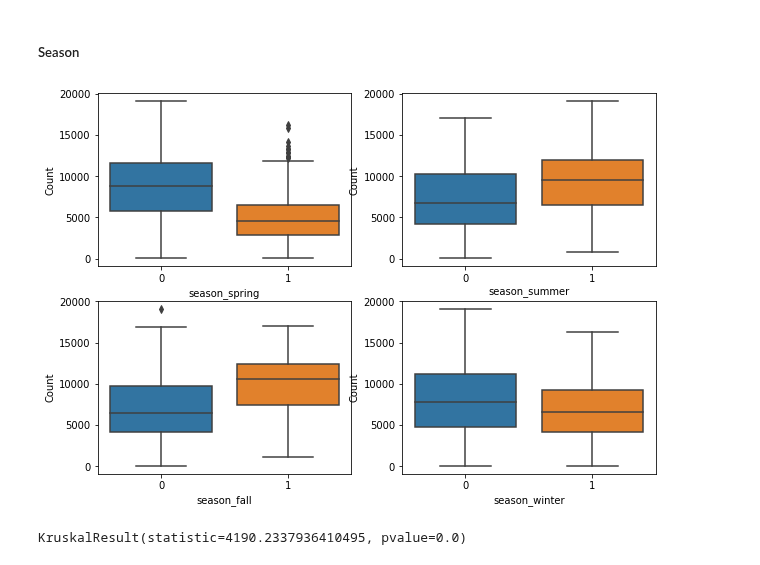
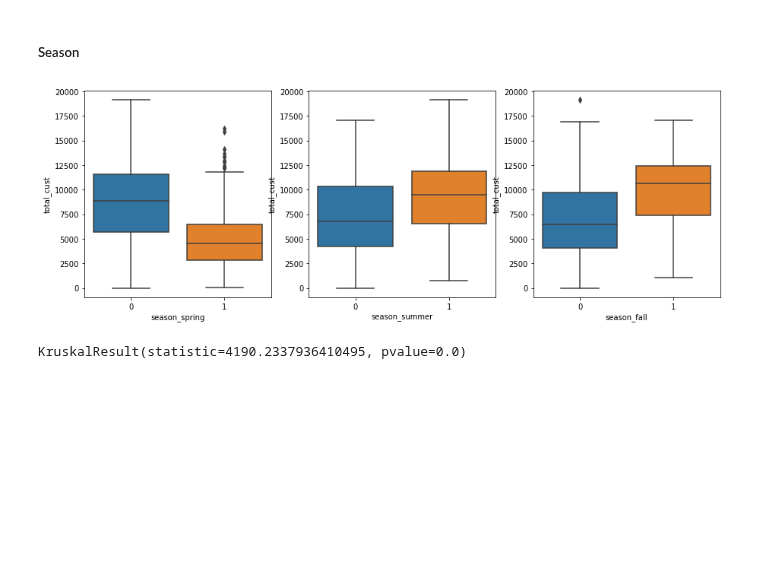
Before and after one commit to julianikulski/bike-sharing, a Jupyter notebook: bike-sharing-demand.ipynb, the cells around one changed output. Saved outputs shown, nothing was run; the diff lists cells and outputs as text; code cells hidden in the pictures; blank space fills up the shorter version.

```diff
--- a/bike-sharing-demand.ipynb
+++ b/bike-sharing-demand.ipynb
@@ -363,26 +361,25 @@ The values of less than 1 for correlations between a feature and itself can be e
 # %% [markdown]
 ##### Season
-# %%
-# variable to be used below to iterate through the columns and plot them
-season_names = ['season_spring', 'season_summer', 'season_fall', 'season_winter']
-
-# plotting the seasons vs. number of users in a boxplot
-fig, ax = plt.subplots(2, 2, figsize = [10, 7])
-
-count = 0
-
-for j in range(len(ax)):
-    for i in range(len(ax[j])):
-        if j == 1 and i == 2:
-            break
-        else:
-            ax[j][i] = sb.boxplot(data = bike_df, x = season_names[count], y = 'total_cust', ax=ax[j][i])
-            ax[j][i].set_ylabel('Count')
-            ax[j][i].set_xlabel(season_names[count])
-
-        count += 1
-# %% [output]
-[figure, removed]
+# %%
+# variable to be used below to iterate through the columns and plot them
+season_names = ['season_spring', 'season_summer', 'season_fall']
+
+# plot boxplots for season versus number of users
+plt.figure(figsize = [15, 5])
+
+# boxplot for feature workingday
+plt.subplot(1, 3, 1)
+sb.boxplot(data = bike_df, x = 'season_spring', y = 'total_cust');
+
+# boxplot for feature weekday
+plt.subplot(1, 3, 2)
+sb.boxplot(data = bike_df, x = 'season_summer', y = 'total_cust');
+
+# boxplot for feature holiday
+plt.subplot(1, 3, 3)
+sb.boxplot(data = bike_df, x = 'season_fall', y = 'total_cust');
+# %% [output]
+[figure, added]
 # %%
 # Correlation between season features and the maximum temperature
 # using the Kruskal Wallis H test for correlations between a continuous and categorical variable
```
Also changed, not shown: parts of 59 cells of this notebook.
